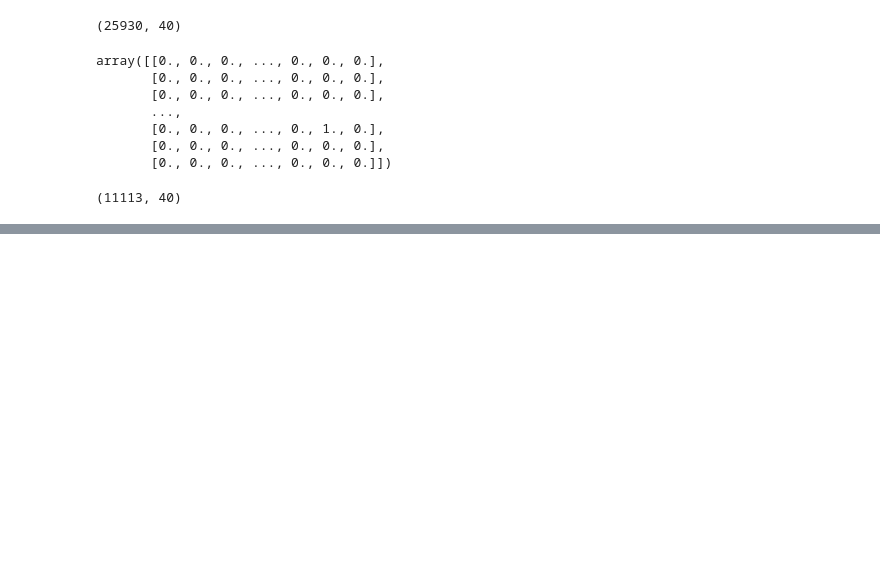
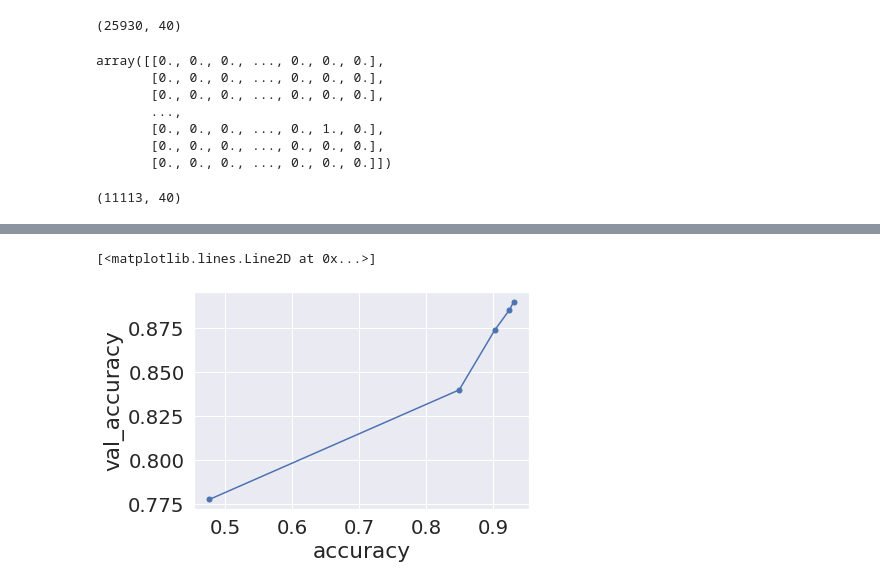
Before and after one commit to ABPande/AIML_CAPSTONE_NLP_B_GRP_4, a Jupyter notebook: Capstone Project.ipynb, the cells around one changed output, grey strips where cells are left out. Cells and saved outputs as stored; diff of their text form; code cells hidden in the pictures; blank space fills up the shorter version.

```diff
--- a/Capstone Project.ipynb
+++ b/Capstone Project.ipynb
@@ -1789,0 +1787,23 @@ plt.plot(fitted_model.history["accuracy"],fitted_model.history["val_accuracy"],
+# %%
+#### Add your code here ####
+VOCAB_SIZE = max_features
+model_GRU = " "
+fitted_model = " "
+if os.path.exists(folder_path + "/" + "model_GRU_trained.pickle"):
+  model_GRU = get_pickle_data("model_GRU_trained.pickle")
+  fitted_model = get_pickle_data("model_GRU_fitted.pickle")
+else:
+  model_GRU = Sequential() #creating sequential model
+  model_GRU.add(Embedding(input_dim = VOCAB_SIZE, output_dim = 300, input_length = MAX_LENGTH)) #adding embedding layer
+  model_GRU.add(SpatialDropout1D(0.2)) #added for robustness
+  model_GRU.add(GRU(units=MAX_LENGTH, return_sequences=True, input_shape=(MAX_LENGTH,1), activation='tanh'))
+  #model_GRU.add(TimeDistributed(Dense(100, activation = "relu"))) # timedistributed layer
+  model_GRU.add(Flatten())
+  model_GRU.add(Dense(len(np.unique(y)),activation="softmax")) #Dense layer
+
+  #### Add your code here ####
+  model_GRU.compile(optimizer= "adam", loss ="binary_crossentropy",metrics =["accuracy"])
+  fitted_model = model_GRU.fit(x_train, y_train_final, batch_size = 64, epochs=5, verbose=1, validation_split=0.2, class_weight = class_weights,callbacks = [es])
+  pickle_dump(fitted_model, "model_GRU_fitted.pickle")
+  pickle_dump(model_GRU, "model_GRU_trained.pickle")
+score, acc = model_GRU.evaluate(x_test, y_test_final,verbose = 1)
@@ -1789,0 +1814,7 @@ plt.plot(fitted_model.history["accuracy"],fitted_model.history["val_accuracy"],
+# %%
+plt.xlabel("accuracy")
+plt.ylabel("val_accuracy")
+plt.plot(fitted_model.history["accuracy"],fitted_model.history["val_accuracy"], ls = "-", marker = ".", markersize = "10")
+# %% [output]
+[<matplotlib.lines.Line2D at 0x...>]
+[figure, added]
```
Also changed, not shown: parts of 17 cells of this notebook.
